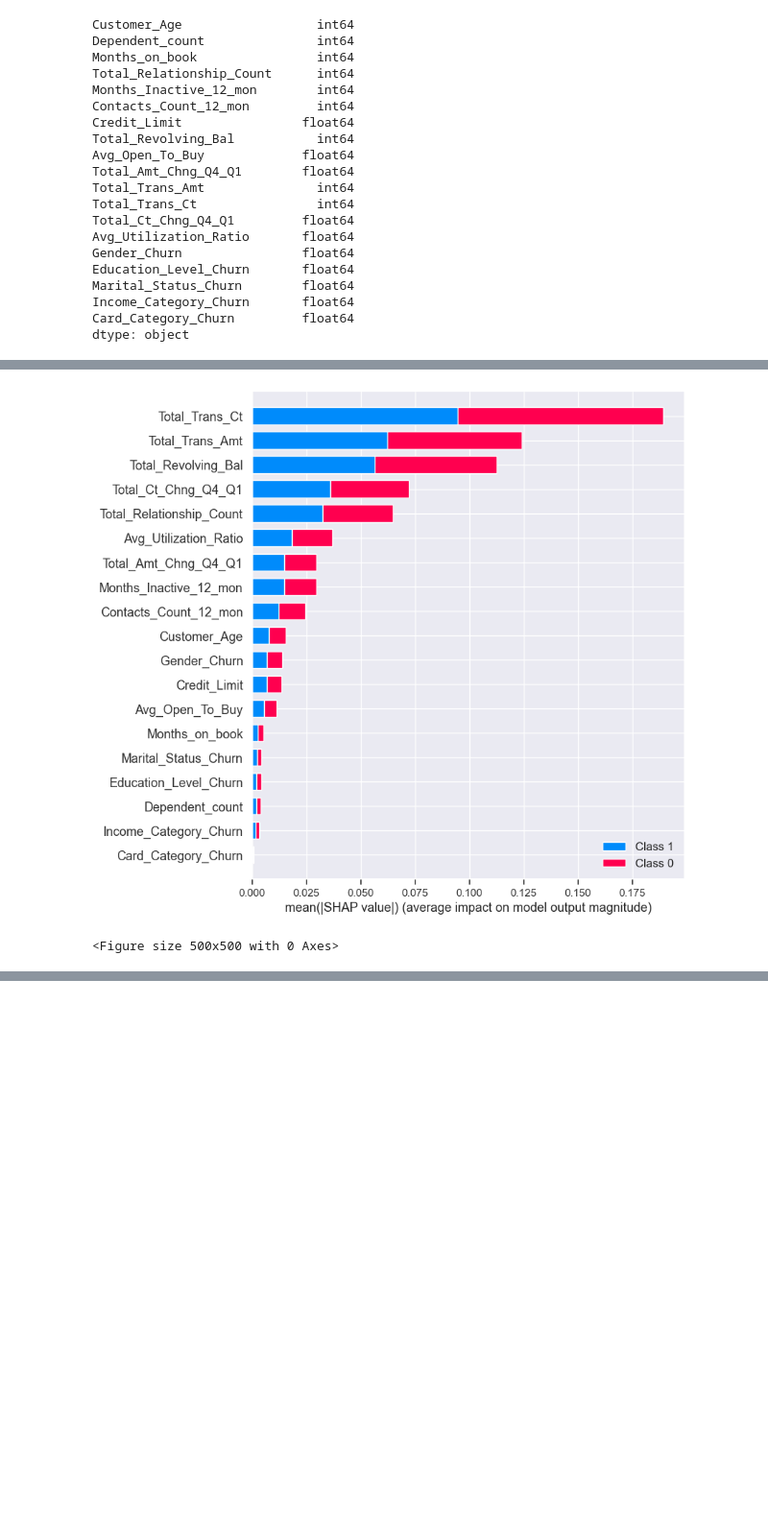
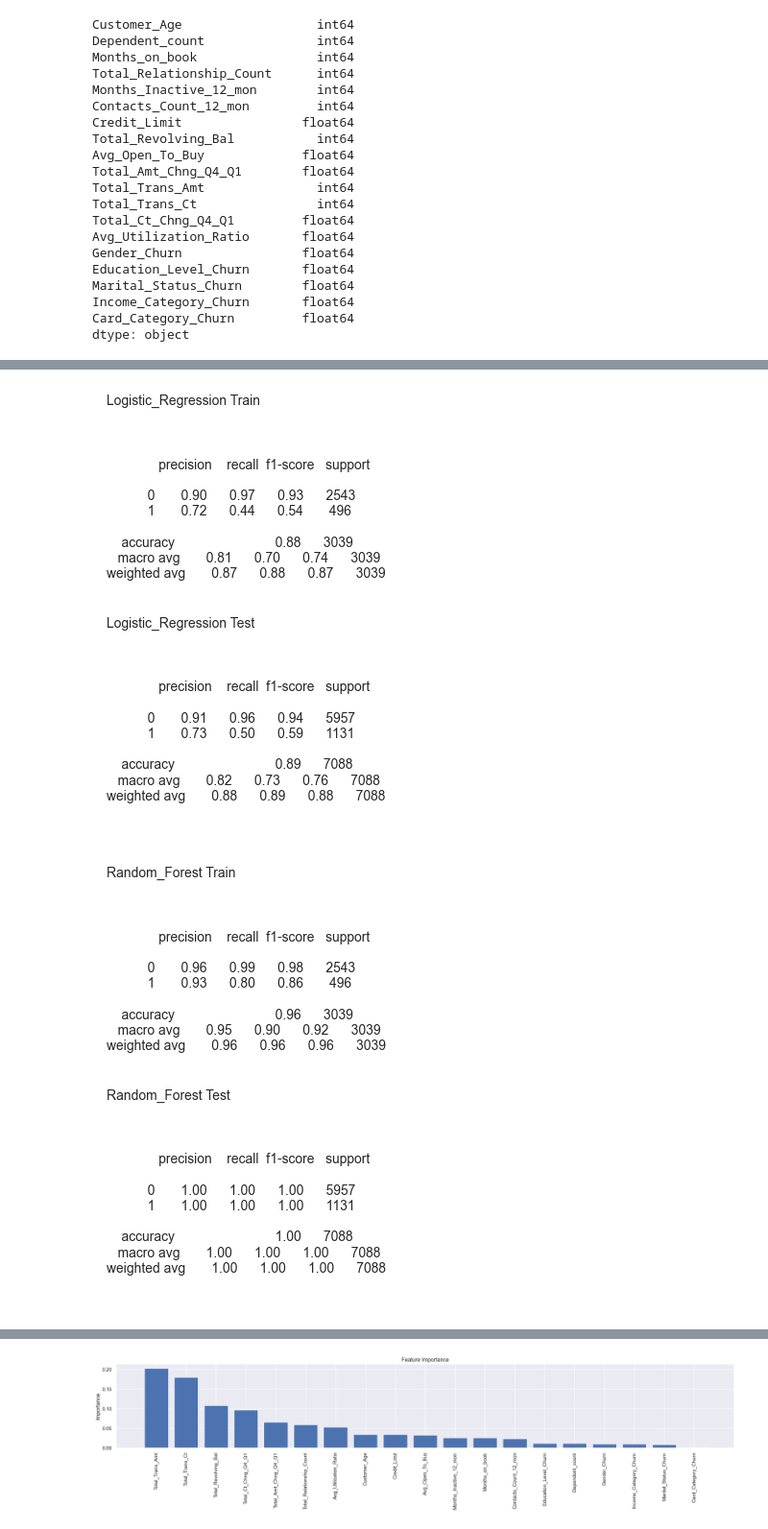
Before and after one commit to pArtheum/Predict_Customer_Churn_Clean_Code, a Jupyter notebook: churn_notebook.ipynb, the cells around one changed output, grey strips where cells are left out. Shown: that part at 96% size. Cells and saved outputs as stored; diff of their text form; code cells hidden in the pictures; blank space fills up the shorter version.

```diff
--- a/churn_notebook.ipynb
+++ b/churn_notebook.ipynb
@@ -110,4 +110,4 @@ Income_Category_Churn       float64
 Card_Category_Churn         float64
 dtype: object
 # %%
-train_models(X_train, X_test, y_train, y_test)
+train_models(X_train, y_train)
@@ -120,11 +114,18 @@ train_models(X_train, X_test, y_train, y_test)
 # %%
 rfc_model = joblib.load('./models/rfc_model.pkl')
 lr_model = joblib.load('./models/logistic_model.pkl')
-# %%
-explainer = shap.TreeExplainer(rfc_model)
-shap_values = explainer.shap_values(X_test)
-shap.summary_plot(shap_values, X_test, plot_type="bar")
-plt.savefig('./images/results/SHAP.png')
-# %% [output]
-[figure, removed]
-<Figure size 500x500 with 0 Axes>
+# %%
+y_train_preds_rf = predict_models(rfc_model, X_train)
+y_test_preds_rf = predict_models(rfc_model, X_test)
+
+y_train_preds_lr = predict_models(lr_model, X_train)
+y_test_preds_lr = predict_models(lr_model, X_test)
+# %%
+evaluate_models(lr_model, rfc_model,
+                    X_train, X_test,
+                    y_train, y_test,
+                    y_train_preds_lr, y_train_preds_rf,
+                    y_test_preds_lr, y_test_preds_rf)
+# %% [output]
+[figure, added]
+[figure, added]
@@ -130,0 +134 @@ plt.savefig('./images/results/SHAP.png')
+[figure, added]
```
Also changed, not shown: parts of 2 cells of this notebook, 6 other files.
